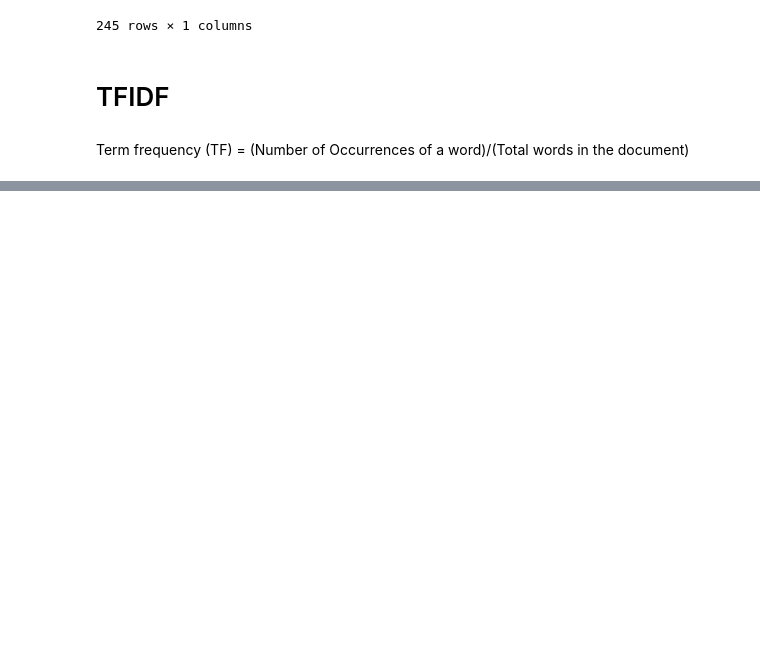
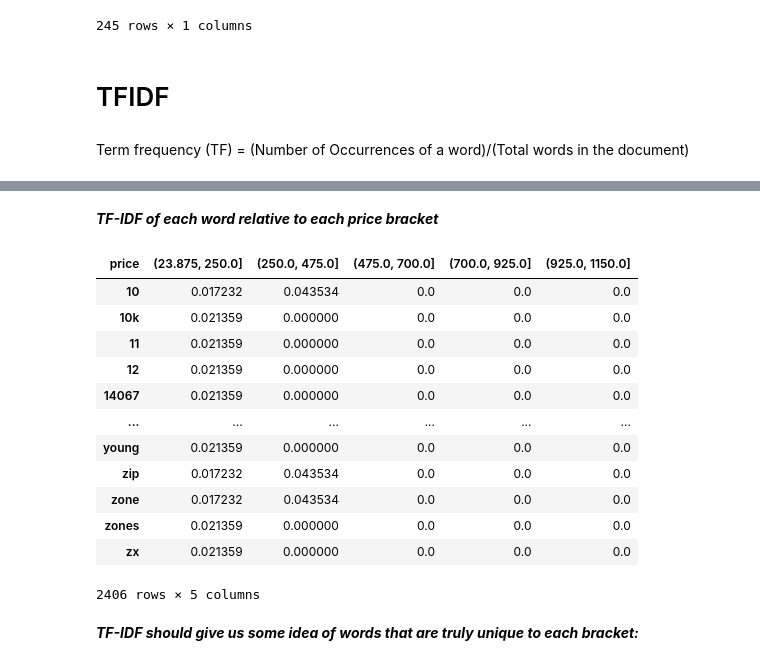
Before and after one commit to jasonkyungkim/nike_adidas_shoes, a Jupyter notebook: adidaseda.ipynb, the cells around one changed output, grey strips where cells are left out. Cells and saved outputs as stored; diff of their text form; code cells hidden in the pictures; blank space fills up the shorter version.

```diff
--- a/adidaseda.ipynb
+++ b/adidaseda.ipynb
@@ -755,0 +835,27 @@ Term frequency (TF) = (Number of Occurrences of a word)/(Total words in the docu
+# %% [markdown]
+***TF-IDF of each word relative to each price bracket***
+# %%
+from sklearn.feature_extraction.text import TfidfVectorizer
+
+corpus = docs
+vectorizer = TfidfVectorizer(use_idf=True)
+tfIdf = vectorizer.fit_transform(corpus)
+df_tfidf = pd.DataFrame(tfIdf.T.todense(), index=vectorizer.get_feature_names_out(), columns=df_docs.index)
+
+df_tfidf
+# %% [output]
+| price | (23.875, 250.0] | (250.0, 475.0] | (475.0, 700.0] | (700.0, 925.0] | (925.0, 1150.0] |
+| 10 | 0.017232 | 0.043534 | 0.0 | 0.0 | 0.0 |
+| 10k | 0.021359 | 0.000000 | 0.0 | 0.0 | 0.0 |
+| 11 | 0.021359 | 0.000000 | 0.0 | 0.0 | 0.0 |
+| 12 | 0.021359 | 0.000000 | 0.0 | 0.0 | 0.0 |
+| 14067 | 0.021359 | 0.000000 | 0.0 | 0.0 | 0.0 |
+| ... | ... | ... | ... | ... | ... |
+| young | 0.021359 | 0.000000 | 0.0 | 0.0 | 0.0 |
+| zip | 0.017232 | 0.043534 | 0.0 | 0.0 | 0.0 |
+| zone | 0.017232 | 0.043534 | 0.0 | 0.0 | 0.0 |
+| zones | 0.021359 | 0.000000 | 0.0 | 0.0 | 0.0 |
+| zx | 0.021359 | 0.000000 | 0.0 | 0.0 | 0.0 |
+2406 rows × 5 columns
+# %% [markdown]
+***TF-IDF should give us some idea of words that are truly unique to each bracket:***
```
Also changed, not shown: parts of 25 cells of this notebook, 3 other files.
